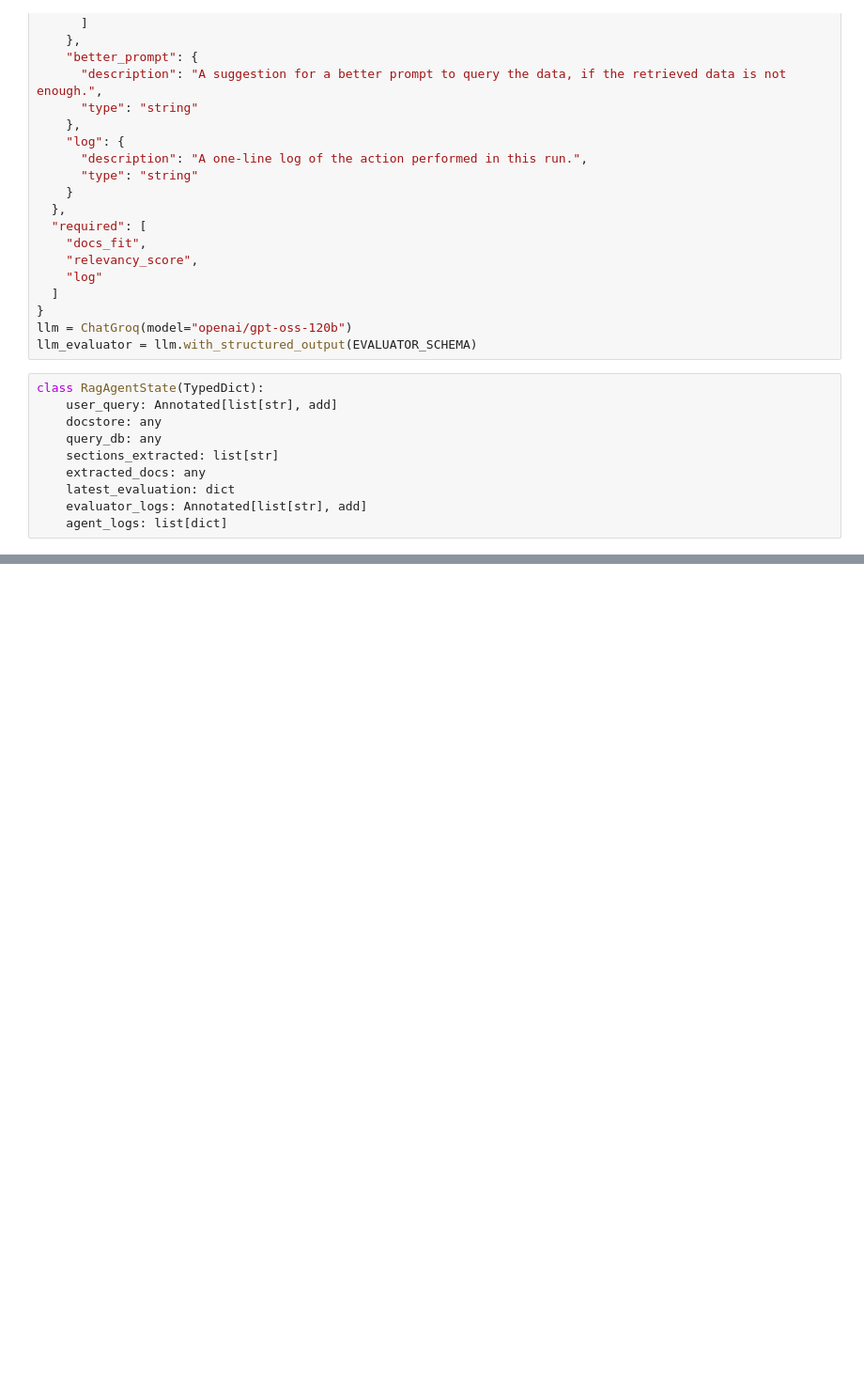
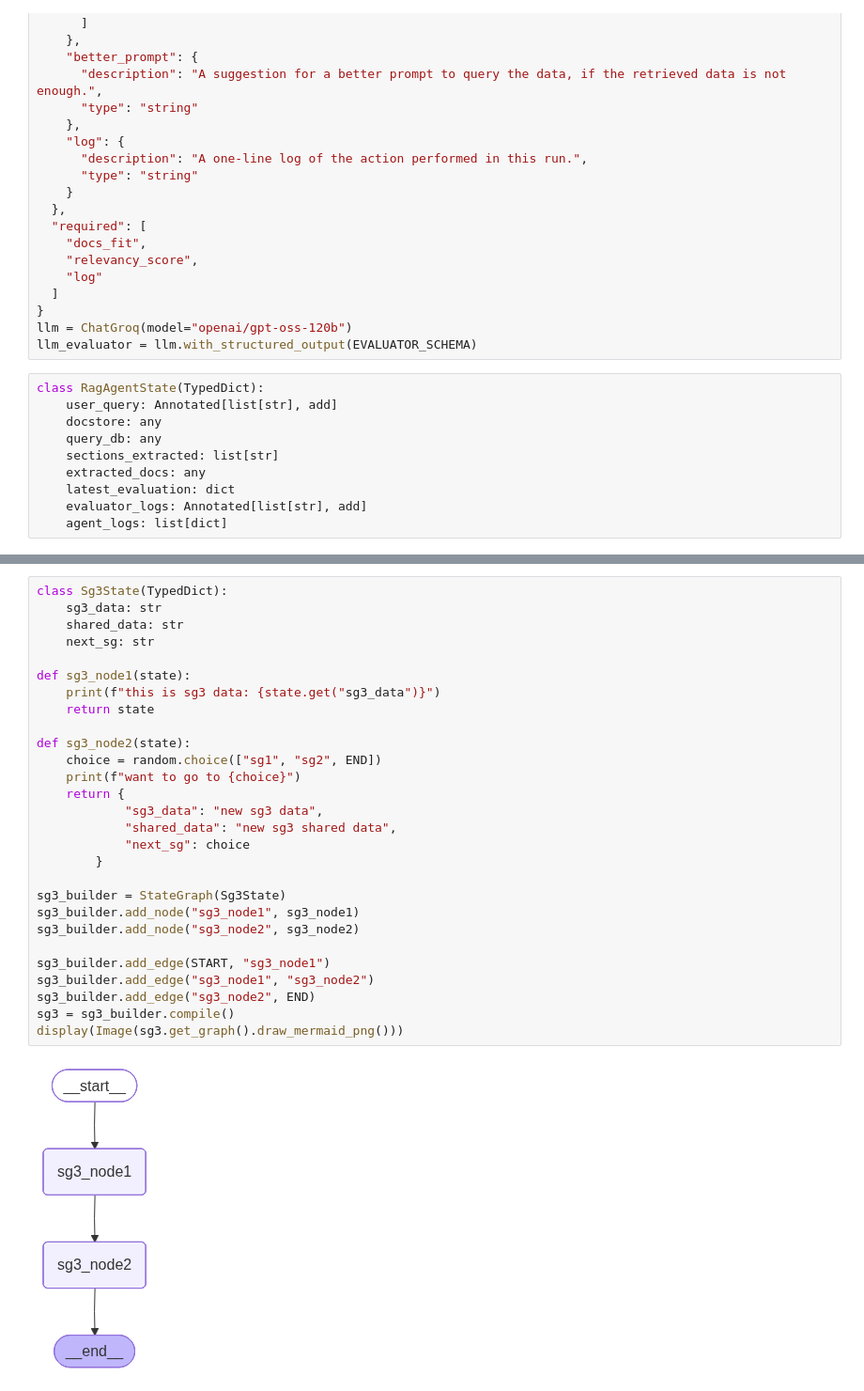
Before and after one commit to TheGEN1U5/DLventures, a Jupyter notebook: nlp/agentic/agentic_rag_ps/swarm_tut.ipynb, the cells around one changed output, grey strips where cells are left out. Shown at 94% size. Saved outputs shown, nothing was run; the diff lists cells and outputs as text; blank space fills up the shorter version.

```diff
--- a/nlp/agentic/agentic_rag_ps/swarm_tut.ipynb
+++ b/nlp/agentic/agentic_rag_ps/swarm_tut.ipynb
@@ -701,0 +758,30 @@ def decide_next_agent_rag(RagAgentState) -> Literal
+# %%
+class Sg3State(TypedDict):
+    sg3_data: str
+    shared_data: str
+    next_sg: str
+
+def sg3_node1(state):
+    print(f"this is sg3 data: {state.get("sg3_data")}")
+    return state
+
+def sg3_node2(state):
+    choice = random.choice(["sg1", "sg2", END])
+    print(f"want to go to {choice}")
+    return {
+            "sg3_data": "new sg3 data",
+            "shared_data": "new sg3 shared data",
+            "next_sg": choice
+        }
+
+sg3_builder = StateGraph(Sg3State)
+sg3_builder.add_node("sg3_node1", sg3_node1)
+sg3_builder.add_node("sg3_node2", sg3_node2)
+
+sg3_builder.add_edge(START, "sg3_node1")
+sg3_builder.add_edge("sg3_node1", "sg3_node2")
+sg3_builder.add_edge("sg3_node2", END)
+sg3 = sg3_builder.compile()
+display(Image(sg3.get_graph().draw_mermaid_png()))
+# %% [output]
+[figure, added]
```
Also changed, not shown: parts of 17 cells of this notebook.
